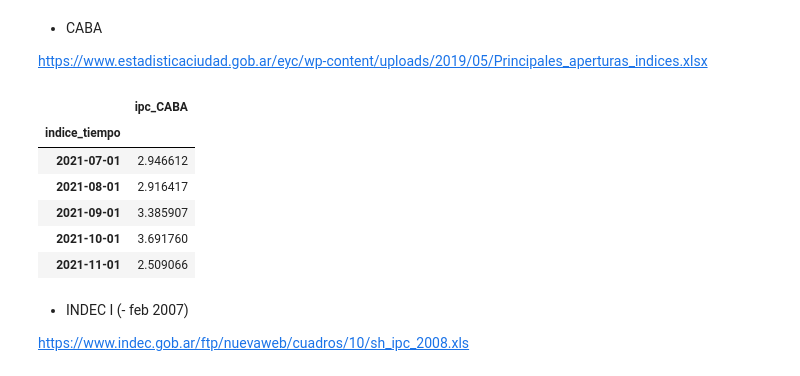
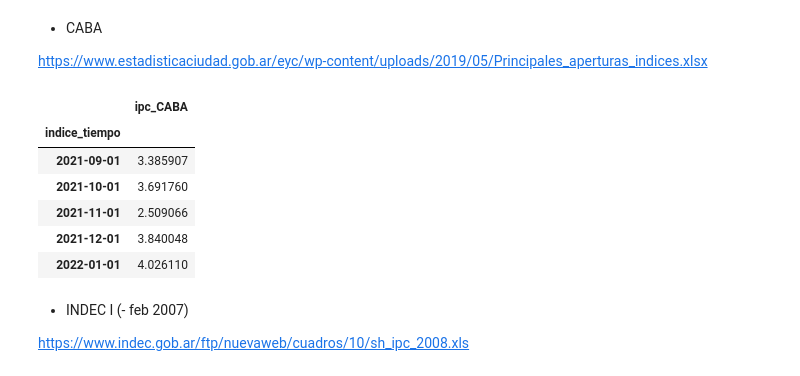
Before and after one commit to matuteiglesias/IPC-Argentina, a Jupyter notebook: notebooks/00 - deflator index.ipynb, the cells around one changed output. Cells and saved outputs as stored; diff of their text form; code cells hidden in the pictures.

```diff
--- a/notebooks/00 - deflator index.ipynb
+++ b/notebooks/00 - deflator index.ipynb
@@ -81,24 +81,24 @@ ipc_Cordoba = ipc_Cordoba[['ipc_Cordoba']].astype(float)
    https://www.estadisticaciudad.gob.ar/eyc/wp-content/uploads/2019/05/Principales_aperturas_indices.xlsx
 # %%
 ## IPC CABA
-url = 'https://www.estadisticaciudad.gob.ar/eyc/wp-content/uploads/2019/05/Principales_aperturas_indices.xlsx'
+url = 'https://www.estadisticaciudad.gob.ar/eyc/wp-content/uploads/2022/02/Principales_aperturas_indices.xlsx'
 data = pd.read_excel(url, sheet_name = 'Principales_aperturas_indices', skiprows=2, index_col = [0]
                     ).dropna().T.iloc[:-1]
 
 ipc_CABA = data[['Nivel General']].reset_index()
 ipc_CABA.columns = ['indice_tiempo', 'ipc_CABA']
 ipc_CABA.index = pd.to_datetime(ipc_CABA['indice_tiempo']);
 ipc_CABA = ipc_CABA[['ipc_CABA']].astype(float)
 
 100*ipc_CABA.pct_change().tail()
 # %% [output]
 |  | ipc_CABA |
 | indice_tiempo |  |
-| 2021-07-01 | 2.946612 |
-| 2021-08-01 | 2.916417 |
 | 2021-09-01 | 3.385907 |
 | 2021-10-01 | 3.691760 |
 | 2021-11-01 | 2.509066 |
+| 2021-12-01 | 3.840048 |
+| 2022-01-01 | 4.026110 |
 # %% [markdown]
    - INDEC I (- feb 2007)
 
```
Also changed, not shown: parts of 11 cells of this notebook, 6 other files.
